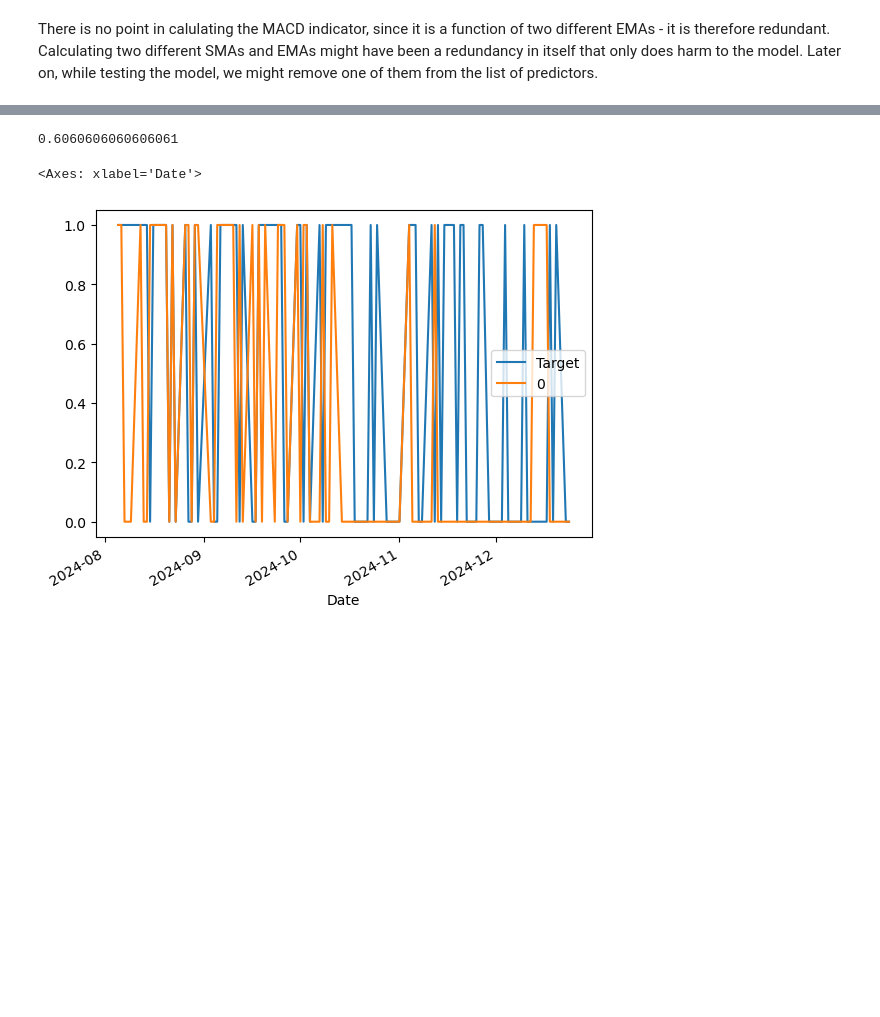
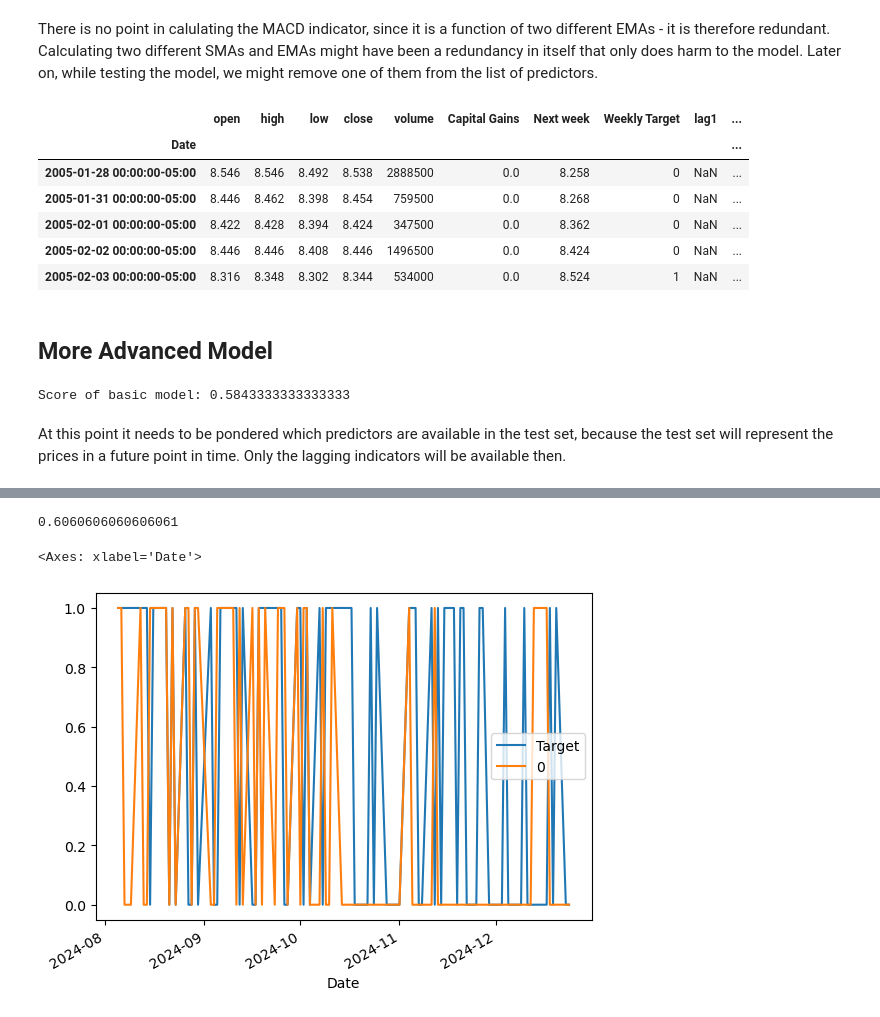
Before and after one commit to Gregoritsch3/ML_EDA_Classification_GoldPricePrediction, a Jupyter notebook: ML_EDA_GoldPricePrediction.ipynb, the cells around one changed output, grey strips where cells are left out. Saved outputs shown, nothing was run; the diff lists cells and outputs as text; code cells hidden in the pictures; blank space fills up the shorter version.

```diff
--- a/ML_EDA_GoldPricePrediction.ipynb
+++ b/ML_EDA_GoldPricePrediction.ipynb
@@ -336,2 +316,14 @@ get_RSI(gold_train)
 # %% [markdown]
 There is no point in calulating the MACD indicator, since it is a function of two different EMAs - it is therefore redundant. Calculating two different SMAs and EMAs might have been a redundancy in itself that only does harm to the model. Later on, while testing the model, we might remove one of them from the list of predictors.
+# %%
+gold_train.head(5)
+# %% [output]
+|  | open | high | low | close | volume | Capital Gains | Next week | Weekly Target | lag1 | ... |
+| Date |  |  |  |  |  |  |  |  |  | ... |
+| 2005-01-28 00:00:00-05:00 | 8.546 | 8.546 | 8.492 | 8.538 | 2888500 | 0.0 | 8.258 | 0 | NaN | ... |
+| 2005-01-31 00:00:00-05:00 | 8.446 | 8.462 | 8.398 | 8.454 | 759500 | 0.0 | 8.268 | 0 | NaN | ... |
+| 2005-02-01 00:00:00-05:00 | 8.422 | 8.428 | 8.394 | 8.424 | 347500 | 0.0 | 8.362 | 0 | NaN | ... |
+| 2005-02-02 00:00:00-05:00 | 8.446 | 8.446 | 8.408 | 8.446 | 1496500 | 0.0 | 8.424 | 0 | NaN | ... |
+| 2005-02-03 00:00:00-05:00 | 8.316 | 8.348 | 8.302 | 8.344 | 534000 | 0.0 | 8.524 | 1 | NaN | ... |
+# %% [markdown]
+## More Advanced Model
@@ -338,3 +336,10 @@ There is no point in calulating the MACD indicator, since it is a function of tw
+# %%
+#Score of more advanced model
+print(f"Score of basic model: {(results2).mean()}")
+# %% [output]
+Score of basic model: 0.5843333333333333
+# %% [markdown]
+At this point it needs to be pondered which predictors are available in the test set, because the test set will represent the prices in a future point in time. Only the lagging indicators will be available then.
 # %%
 gold_train
 # %% [output]
```
Also changed, not shown: parts of 11 cells of this notebook.
